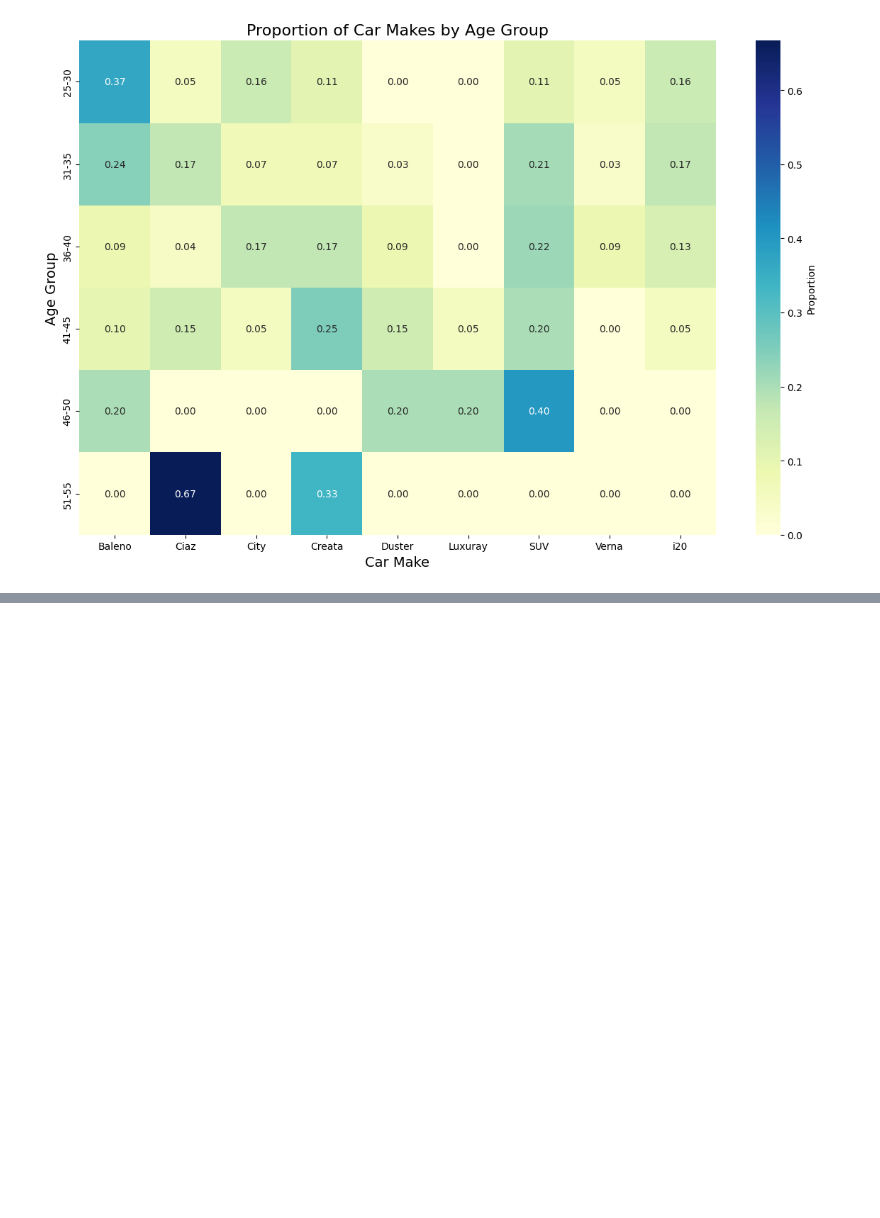
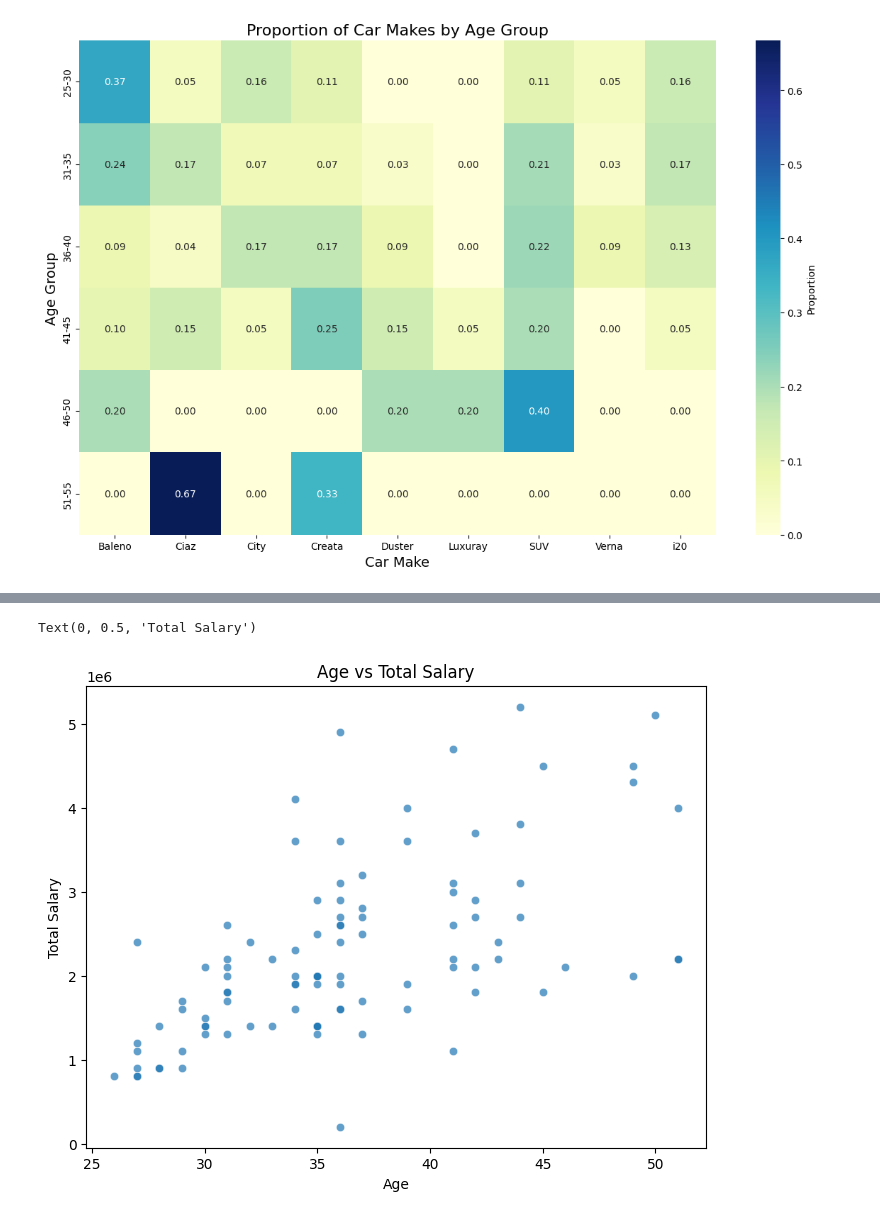
Before and after one commit to LordZeusIsBack/Feynn-Labs-Internship, a Jupyter notebook: EV Market in India/Basic working with dataset.ipynb, the cells around one changed output, grey strips where cells are left out. Cells and saved outputs as stored; diff of their text form; code cells hidden in the pictures; blank space fills up the shorter version.

```diff
--- a/EV Market in India/Basic working with dataset.ipynb
+++ b/EV Market in India/Basic working with dataset.ipynb
@@ -202,0 +114,9 @@ plt.show()
+# %%
+plt.figure(figsize=(8, 6))
+sns.scatterplot(x='Age', y='Total Salary', data=df, alpha=0.7)
+plt.title('Age vs Total Salary')
+plt.xlabel('Age')
+plt.ylabel('Total Salary')
+# %% [output]
+Text(0, 0.5, 'Total Salary')
+[figure, added]
```
Also changed, not shown: parts of 16 cells of this notebook.
